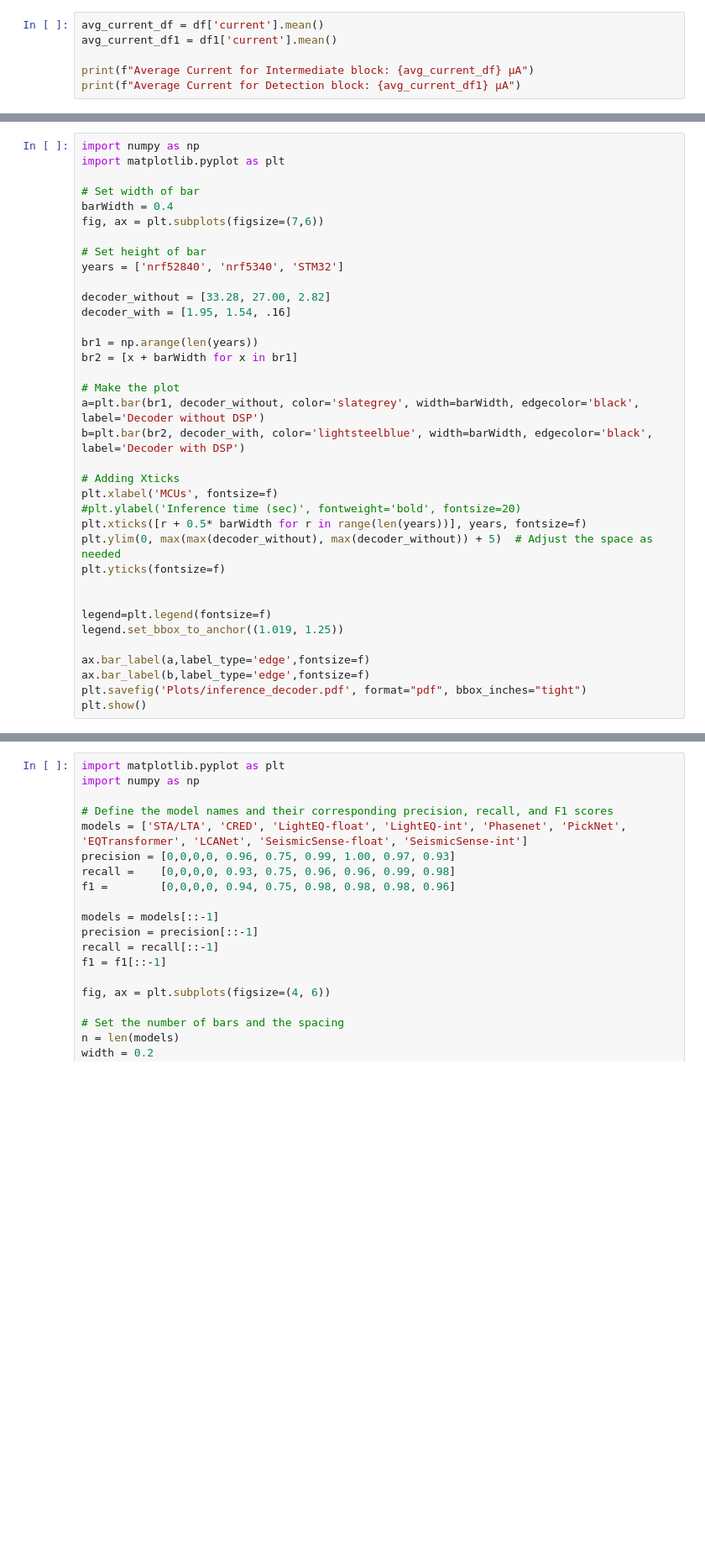
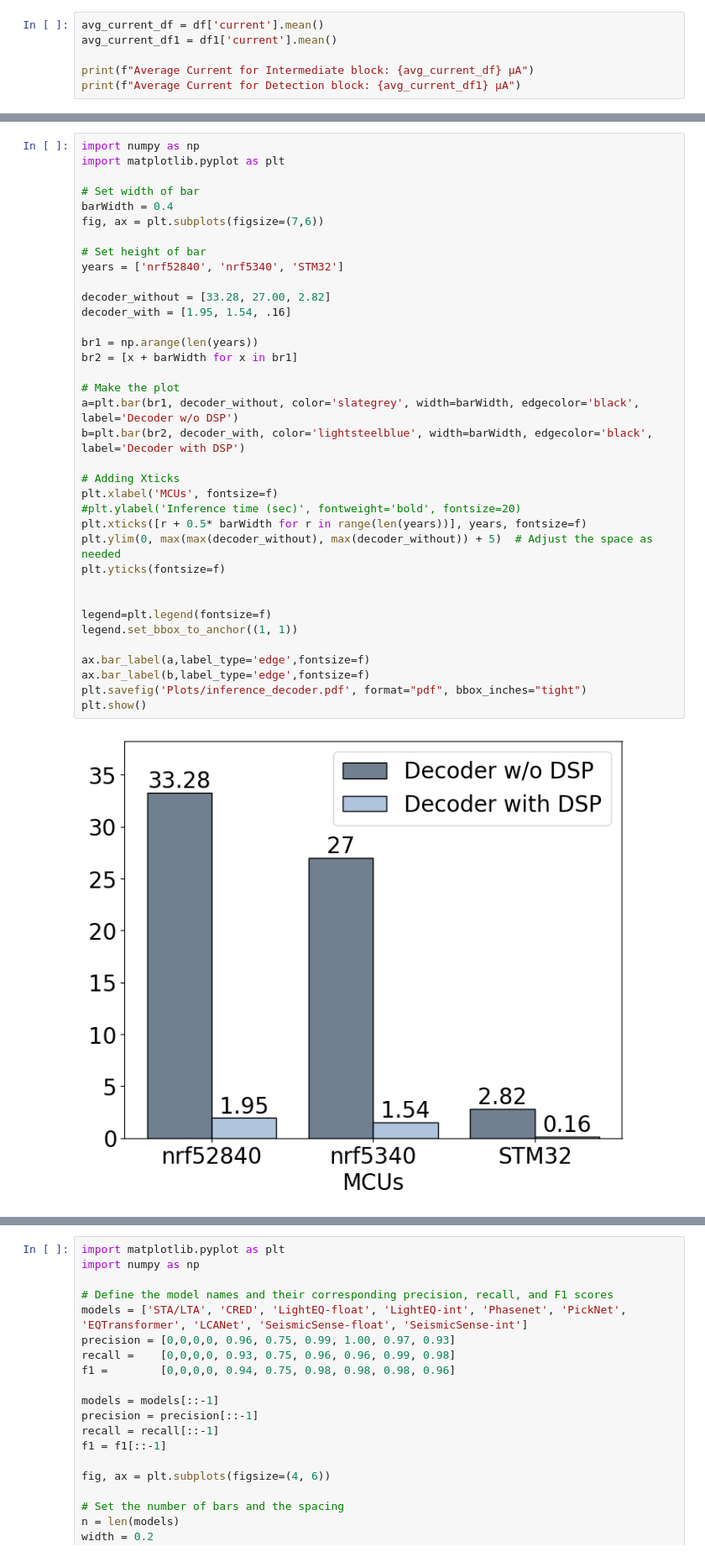
Before and after one commit to ds-kiel/SeismicSense, a Jupyter notebook: Plot.ipynb, the cells around one changed output, grey strips where cells are left out. Shown: that part at 84% size. Drawn from its saved outputs; the diff is of its cells as text; blank space fills up the shorter version.

```diff
--- a/Plot.ipynb
+++ b/Plot.ipynb
@@ -202,35 +357,37 @@ import matplotlib.pyplot as plt
 # Set width of bar
 barWidth = 0.4
 fig, ax = plt.subplots(figsize=(7,6))
 
 # Set height of bar
 years = ['nrf52840', 'nrf5340', 'STM32']
 
 decoder_without = [33.28, 27.00, 2.82]
 decoder_with = [1.95, 1.54, .16]
 
 br1 = np.arange(len(years))
 br2 = [x + barWidth for x in br1]
 
 # Make the plot
-a=plt.bar(br1, decoder_without, color='slategrey', width=barWidth, edgecolor='black', label='Decoder without DSP')
+a=plt.bar(br1, decoder_without, color='slategrey', width=barWidth, edgecolor='black', label='Decoder w/o DSP')
 b=plt.bar(br2, decoder_with, color='lightsteelblue', width=barWidth, edgecolor='black', label='Decoder with DSP')
 
 # Adding Xticks
 plt.xlabel('MCUs', fontsize=f)
 #plt.ylabel('Inference time (sec)', fontweight='bold', fontsize=20)
 plt.xticks([r + 0.5* barWidth for r in range(len(years))], years, fontsize=f)
 plt.ylim(0, max(max(decoder_without), max(decoder_without)) + 5)  # Adjust the space as needed
 plt.yticks(fontsize=f)
 
 
 legend=plt.legend(fontsize=f)
-legend.set_bbox_to_anchor((1.019, 1.25))
+legend.set_bbox_to_anchor((1, 1))
 
 ax.bar_label(a,label_type='edge',fontsize=f)
 ax.bar_label(b,label_type='edge',fontsize=f)
 plt.savefig('Plots/inference_decoder.pdf', format="pdf", bbox_inches="tight")
 plt.show()
+# %% [output]
+[figure, added]
 # %%
 import numpy as np
 import matplotlib.pyplot as plt
```
Also changed, not shown: parts of 17 cells of this notebook, 2 other files.
